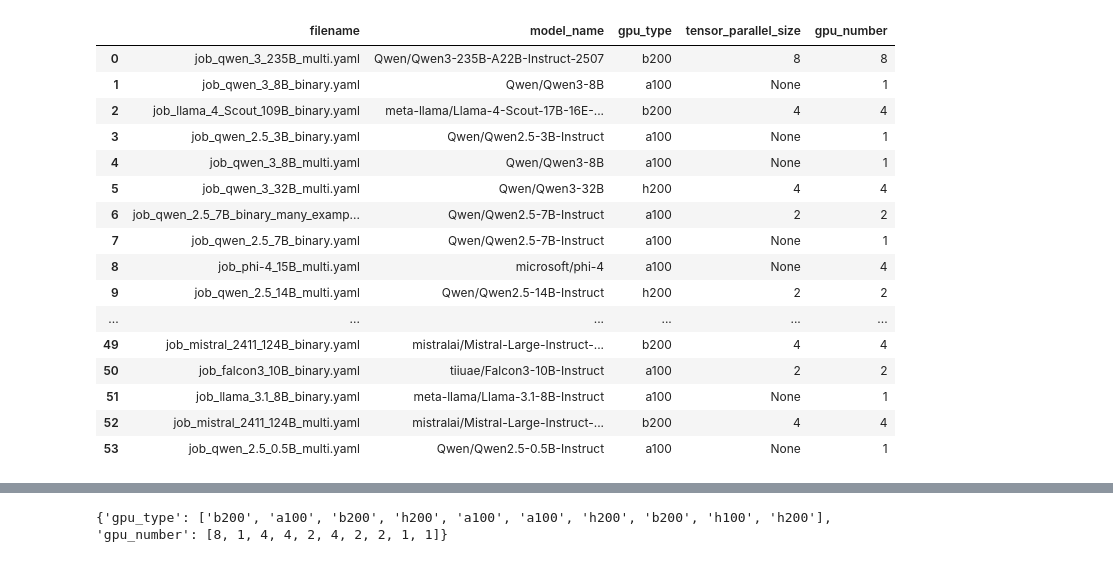
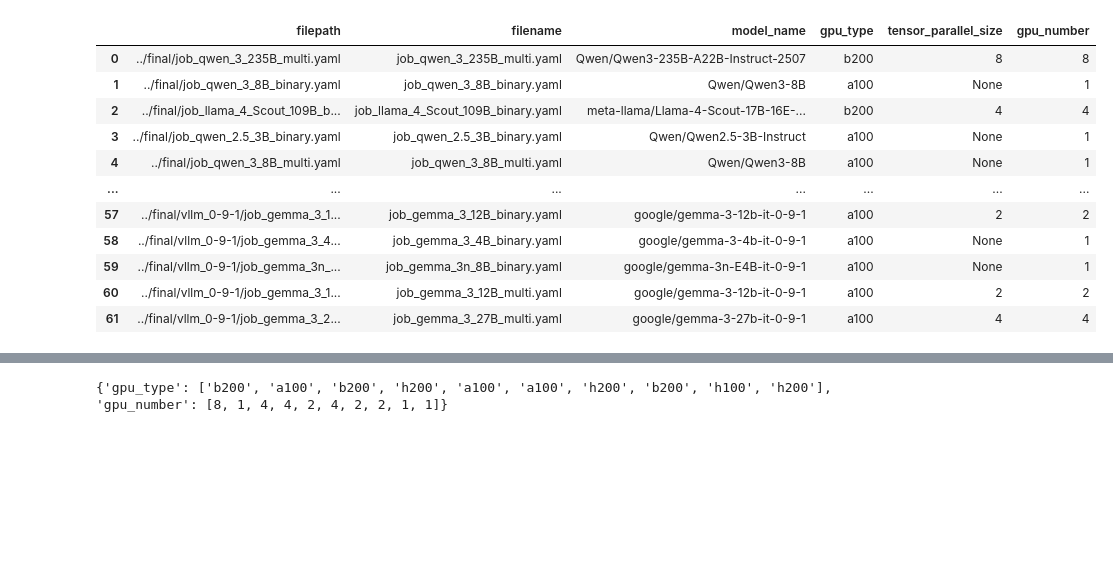
Before and after one commit to Famondir/Thesis, a Jupyter notebook: benchmark_jobs/page_identification/gpu_benchmark/runtime_factors.ipynb, the cells around one changed output, grey strips where cells are left out. Drawn from its saved outputs; the diff is of its cells as text; code cells hidden in the pictures; blank space fills up the shorter version.

Commit message:
jobs for synth table extraction added

```diff
--- a/benchmark_jobs/page_identification/gpu_benchmark/runtime_factors.ipynb
+++ b/benchmark_jobs/page_identification/gpu_benchmark/runtime_factors.ipynb
@@ -15,60 +15,55 @@ def find_key_in_yaml_tree(obj, key_to_find, path=None):
 # %%
 import os
 import yaml
 import re
 import pandas as pd
 import numpy as np
 
-rows =  []
+rows = []
 
-for filename in os.listdir('../final/'):
-    if filename.endswith('.yaml'):
-        with open('../final/' + filename, 'r') as f:
-            data = yaml.safe_load(f)
+for root, dirs, files in os.walk('../final/'):
+    for filename in files:
+        if filename.endswith('.yaml'):
+            filepath = os.path.join(root, filename)
+            with open(filepath, 'r') as f:
+                data = yaml.safe_load(f)
 
-            matches = find_key_in_yaml_tree(data, "gpu")
-            for match_path, match_value in matches:
-                gpu_type = match_value
+                matches = find_key_in_yaml_tree(data, "gpu")
+                for match_path, match_value in matches:
+                    gpu_type = match_value
 
-            matches = find_key_in_yaml_tree(data, "args")
-            for match_path, match_value in matches:
-                model_name = re.findall(r'--model_name (.*)(?: --.*)?', match_value[0], re.IGNORECASE)[0].split(' --')[0]
-                # print(f"Model Name: {model_name}")
-                tensor_parallel_size = re.findall(r'--tensor_parallel_size (\d+)(?: --|$)', match_value[0], re.IGNORECASE)
+                matches = find_key_in_yaml_tree(data, "args")
+                for match_path, match_value in matches:
+                    model_name = re.findall(r'--model_name (.*)(?: --.*)?', match_value[0], re.IGNORECASE)[0].split(' --')[0]
+                    tensor_parallel_size = re.findall(r'--tensor_parallel_size (\d+)(?: --|$)', match_value[0], re.IGNORECASE)
 
-            matches = find_key_in_yaml_tree(data, "nvidia.com/gpu")
-            gpu_number = [int(match_value) for match_path, match_value in matches]
-            # if tensor_parallel_size:
-            #     print([(int(tensor_parallel_size[0]) == num) for num in gpu_number])
+                matches = find_key_in_yaml_tree(data, "nvidia.com/gpu")
+                gpu_number = [int(match_value) for match_path, match_value in matches]
 
-            row = {
-                'filename': filename,
-                'model_name': model_name,
-                'gpu_type': gpu_type,
-                'tensor_parallel_size': tensor_parallel_size[0] if tensor_parallel_size else None,
-                'gpu_number': gpu_number[0] if gpu_number else None
-            }
+                row = {
+                    'filepath': filepath,
+                    'filename': filename,
+                    'model_name': model_name,
+                    'gpu_type': gpu_type,
+                    'tensor_parallel_size': tensor_parallel_size[0] if tensor_parallel_size else None,
+                    'gpu_number': gpu_number[0] if gpu_number else None
+                }
 
-            # print(row)
-            rows.append(row)
+                rows.append(row)
 
 df = pd.DataFrame(rows)
+df.loc[df['filepath'].str.contains("vllm_0-9-1"), 'model_name'] = df.loc[df['filepath'].str.contains("vllm_0-9-1"), 'model_name'] + "-0-9-1"
 df
 # %% [output]
-|  | filename | model_name | gpu_type | tensor_parallel_size | gpu_number |
-| 0 | job_qwen_3_235B_multi.yaml | Qwen/Qwen3-235B-A22B-Instruct-2507 | b200 | 8 | 8 |
-| 1 | job_qwen_3_8B_binary.yaml | Qwen/Qwen3-8B | a100 | None | 1 |
-| 2 | job_llama_4_Scout_109B_binary.yaml | meta-llama/Llama-4-Scout-17B-16E-... | b200 | 4 | 4 |
-| 3 | job_qwen_2.5_3B_binary.yaml | Qwen/Qwen2.5-3B-Instruct | a100 | None | 1 |
-| 4 | job_qwen_3_8B_multi.yaml | Qwen/Qwen3-8B | a100 | None | 1 |
-| 5 | job_qwen_3_32B_multi.yaml | Qwen/Qwen3-32B | h200 | 4 | 4 |
-| 6 | job_qwen_2.5_7B_binary_many_examp... | Qwen/Qwen2.5-7B-Instruct | a100 | 2 | 2 |
-| 7 | job_qwen_2.5_7B_binary.yaml | Qwen/Qwen2.5-7B-Instruct | a100 | None | 1 |
-| 8 | job_phi-4_15B_multi.yaml | microsoft/phi-4 | a100 | None | 4 |
-| 9 | job_qwen_2.5_14B_multi.yaml | Qwen/Qwen2.5-14B-Instruct | h200 | 2 | 2 |
-| ... | ... | ... | ... | ... | ... |
-| 49 | job_mistral_2411_124B_binary.yaml | mistralai/Mistral-Large-Instruct-... | b200 | 4 | 4 |
-| 50 | job_falcon3_10B_binary.yaml | tiiuae/Falcon3-10B-Instruct | a100 | 2 | 2 |
-| 51 | job_llama_3.1_8B_binary.yaml | meta-llama/Llama-3.1-8B-Instruct | a100 | None | 1 |
-| 52 | job_mistral_2411_124B_multi.yaml | mistralai/Mistral-Large-Instruct-... | b200 | 4 | 4 |
-| 53 | job_qwen_2.5_0.5B_multi.yaml | Qwen/Qwen2.5-0.5B-Instruct | a100 | None | 1 |
+|  | filepath | filename | model_name | gpu_type | tensor_parallel_size | gpu_number |
+| 0 | ../final/job_qwen_3_235B_multi.yaml | job_qwen_3_235B_multi.yaml | Qwen/Qwen3-235B-A22B-Instruct-2507 | b200 | 8 | 8 |
+| 1 | ../final/job_qwen_3_8B_binary.yaml | job_qwen_3_8B_binary.yaml | Qwen/Qwen3-8B | a100 | None | 1 |
+| 2 | ../final/job_llama_4_Scout_109B_b... | job_llama_4_Scout_109B_binary.yaml | meta-llama/Llama-4-Scout-17B-16E-... | b200 | 4 | 4 |
+| 3 | ../final/job_qwen_2.5_3B_binary.yaml | job_qwen_2.5_3B_binary.yaml | Qwen/Qwen2.5-3B-Instruct | a100 | None | 1 |
+| 4 | ../final/job_qwen_3_8B_multi.yaml | job_qwen_3_8B_multi.yaml | Qwen/Qwen3-8B | a100 | None | 1 |
+| ... | ... | ... | ... | ... | ... | ... |
+| 57 | ../final/vllm_0-9-1/job_gemma_3_1... | job_gemma_3_12B_binary.yaml | google/gemma-3-12b-it-0-9-1 | a100 | 2 | 2 |
+| 58 | ../final/vllm_0-9-1/job_gemma_3_4... | job_gemma_3_4B_binary.yaml | google/gemma-3-4b-it-0-9-1 | a100 | None | 1 |
+| 59 | ../final/vllm_0-9-1/job_gemma_3n_... | job_gemma_3n_8B_binary.yaml | google/gemma-3n-E4B-it-0-9-1 | a100 | None | 1 |
+| 60 | ../final/vllm_0-9-1/job_gemma_3_1... | job_gemma_3_12B_multi.yaml | google/gemma-3-12b-it-0-9-1 | a100 | 2 | 2 |
+| 61 | ../final/vllm_0-9-1/job_gemma_3_2... | job_gemma_3_27B_multi.yaml | google/gemma-3-27b-it-0-9-1 | a100 | 4 | 4 |
```
Also changed, not shown: parts of 2 cells of this notebook, 14 other files.
